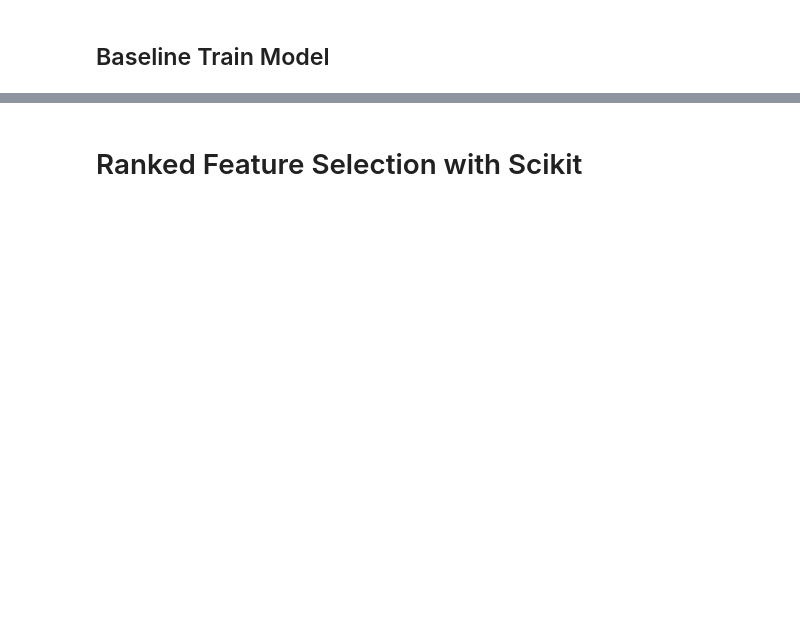
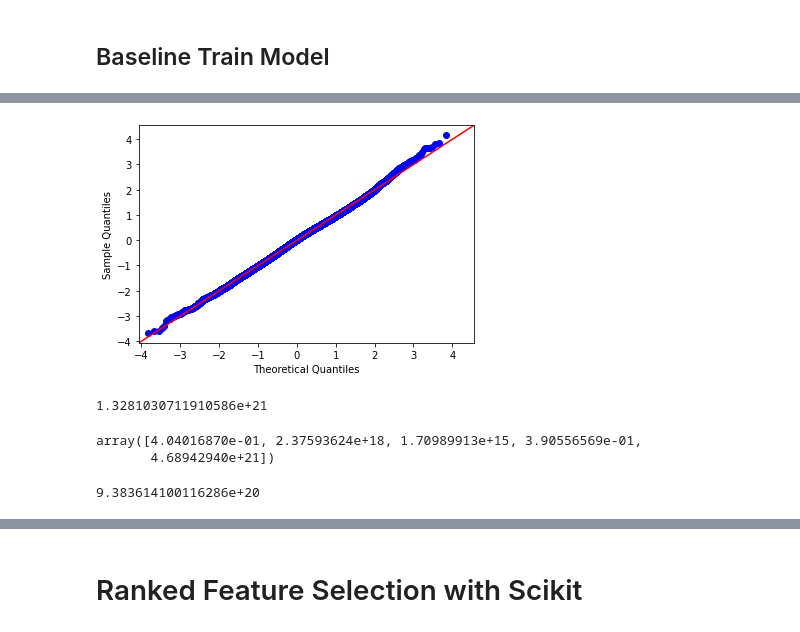
Before and after one commit to turtleduck18/dsc-phase-2-project, a Jupyter notebook: main.ipynb, the cells around one changed output, grey strips where cells are left out. Cells and saved outputs as stored; diff of their text form; code cells hidden in the pictures; blank space fills up the shorter version.

```diff
--- a/main.ipynb
+++ b/main.ipynb
@@ -224,0 +392,9 @@ print(len(X_train), len(X_test), len(y_train), len(y_test))
+# %%
+X = X_train
+y = y_train
+X = sm.add_constant(X) # adding a constant
+
+trainmodel = sm.OLS(y, X).fit()
+predictions = trainmodel.predict(X)
+
+trainmodel.summary()
@@ -224,0 +436,5 @@ print(len(X_train), len(X_test), len(y_train), len(y_test))
+# %%
+from sklearn.linear_model import LinearRegression
+linreg = LinearRegression()
+linreg.fit(X_train, y_train)
+preds = linreg.predict(X_train)
@@ -224,0 +525,4 @@ print(len(X_train), len(X_test), len(y_train), len(y_test))
+# %%
+result = stepwise_selection(X_train, y_train, verbose = True)
+print('resulting features:')
+print(result)
@@ -224,0 +551,5 @@ print(len(X_train), len(X_test), len(y_train), len(y_test))
+# %%
+X_fin = X_train[result]
+X_with_intercept = sm.add_constant(X_fin)
+model = sm.OLS(y_train,X_with_intercept).fit()
+model.summary()
@@ -224,0 +589,4 @@ print(len(X_train), len(X_test), len(y_train), len(y_test))
+# %%
+fig = sm.graphics.qqplot(model.resid, dist=stats.norm, line='45', fit=True)
+# %% [output]
+[figure, added]
@@ -224,0 +599,8 @@ print(len(X_train), len(X_test), len(y_train), len(y_test))
+# %%
+from sklearn.metrics import mean_squared_error
+test_residuals = y_hat_test - y_test
+
+test_mse = mean_squared_error(y_test, y_hat_test)
+test_mse
+# %% [output]
+1.3281030711910586e+21
@@ -224,0 +614,9 @@ print(len(X_train), len(X_test), len(y_train), len(y_test))
+# %%
+cv_5_results
+# %% [output]
+array([4.04016870e-01, 2.37593624e+18, 1.70989913e+15, 3.90556569e-01,
+       4.68942940e+21])
+# %%
+cv_5_results.mean()
+# %% [output]
+9.383614100116286e+20
```
Also changed, not shown: parts of 82 cells of this notebook, 2 other files.
